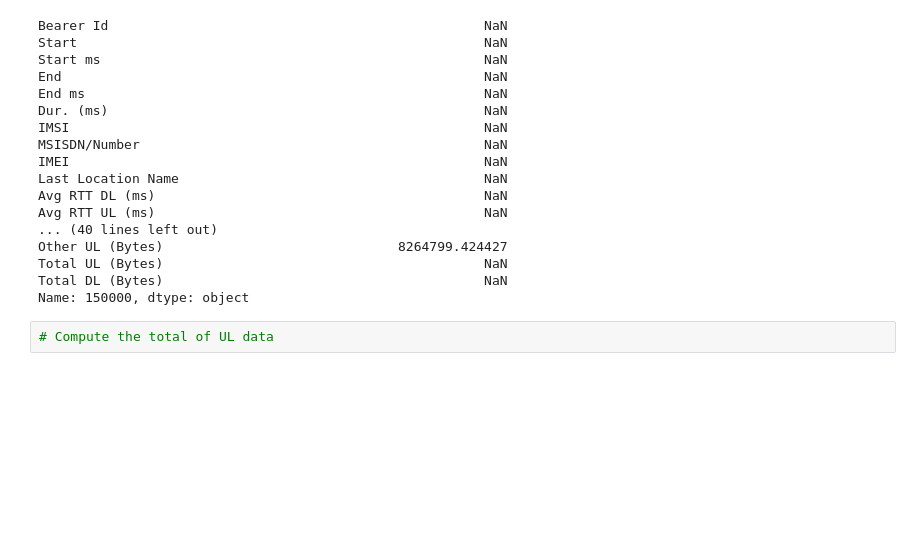
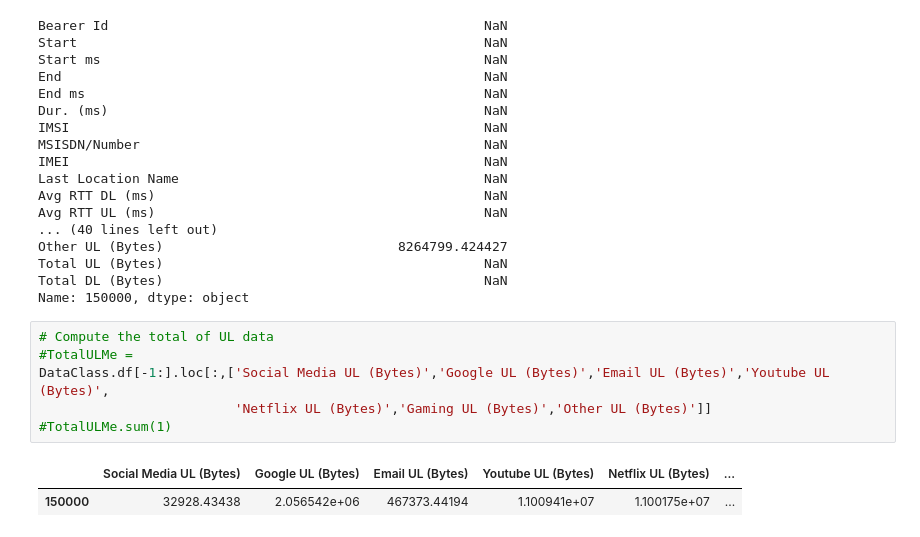
Before and after one commit to sidoine-dako/User-Analytics-Telecom-Industry, a Jupyter notebook: notebook/Data_Preprocessing.ipynb, the cells around one changed output. Saved outputs shown, nothing was run; the diff lists cells and outputs as text; blank space fills up the shorter version.

```diff
--- a/notebook/Data_Preprocessing.ipynb
+++ b/notebook/Data_Preprocessing.ipynb
@@ -86,5 +137,12 @@ Other UL (Bytes)                              8264799.424427
 Total UL (Bytes)                                         NaN
 Total DL (Bytes)                                         NaN
 Name: 150000, dtype: object
-# %%
-# Compute the total of UL data
+# %%
+# Compute the total of UL data
+#TotalULMe =
+DataClass.df[-1:].loc[:,['Social Media UL (Bytes)','Google UL (Bytes)','Email UL (Bytes)','Youtube UL (Bytes)',
+                         'Netflix UL (Bytes)','Gaming UL (Bytes)','Other UL (Bytes)']]
+#TotalULMe.sum(1)
+# %% [output]
+|  | Social Media UL (Bytes) | Google UL (Bytes) | Email UL (Bytes) | Youtube UL (Bytes) | Netflix UL (Bytes) | ... |
+| 150000 | 32928.43438 | 2.056542e+06 | 467373.44194 | 1.100941e+07 | 1.100175e+07 | ... |
```
Also changed, not shown: parts of 29 cells of this notebook.
